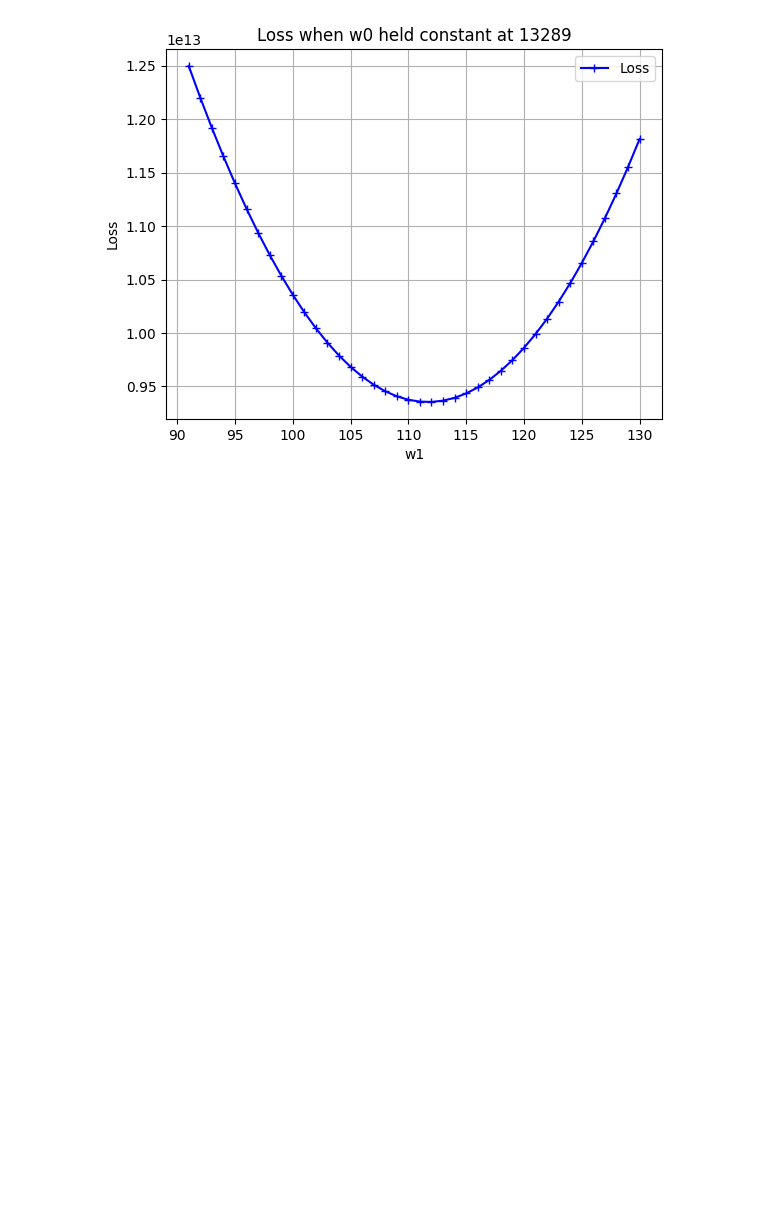
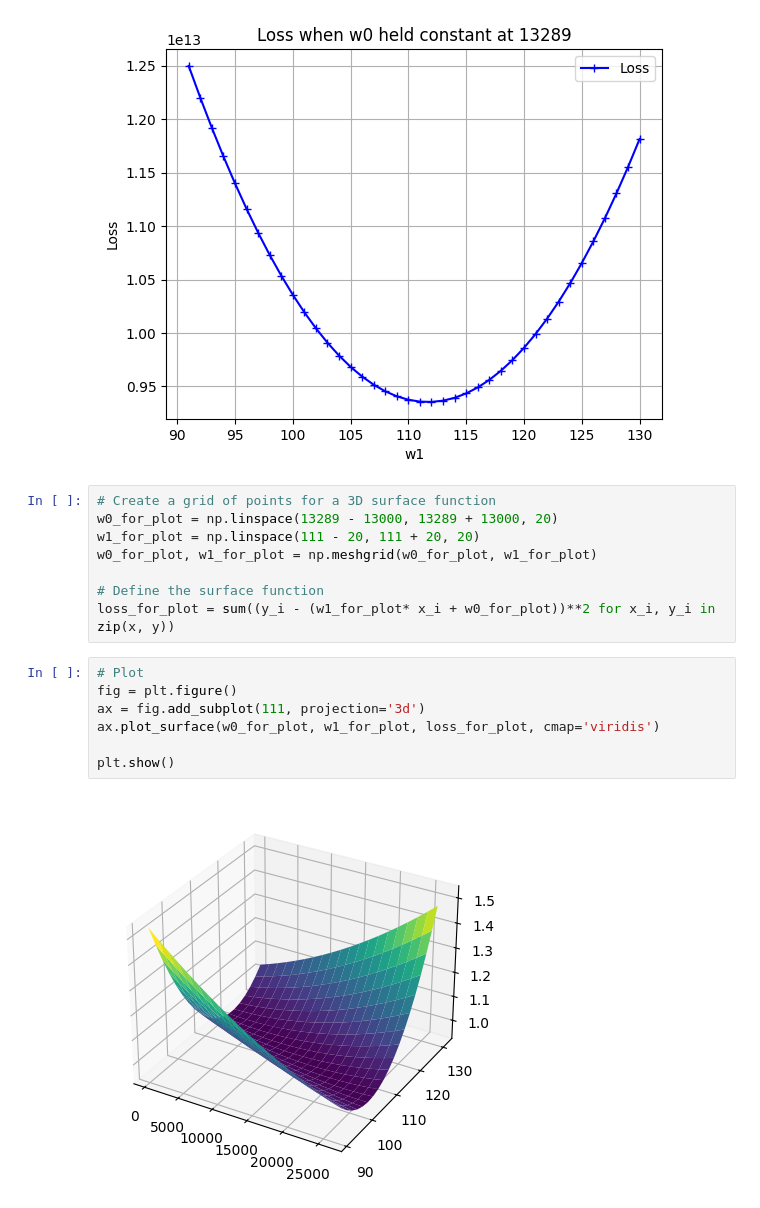
Before and after one commit to awaldis/ai-notes, a Jupyter notebook: linear_regression_house_price.ipynb, the cells around one changed output. Drawn from its saved outputs; the diff is of its cells as text; blank space fills up the shorter version.

Commit message:
Add 3D surface plot showing losses for different weight combinations

```diff
--- a/linear_regression_house_price.ipynb
+++ b/linear_regression_house_price.ipynb
@@ -98,3 +99,20 @@ w1_ax.grid(True)
 plt.show()
 # %% [output]
 [figure]
+# %%
+# Create a grid of points for a 3D surface function
+w0_for_plot = np.linspace(13289 - 13000, 13289 + 13000, 20)
+w1_for_plot = np.linspace(111 - 20, 111 + 20, 20)
+w0_for_plot, w1_for_plot = np.meshgrid(w0_for_plot, w1_for_plot)
+
+# Define the surface function
+loss_for_plot = sum((y_i - (w1_for_plot* x_i + w0_for_plot))**2 for x_i, y_i in zip(x, y))
+# %%
+# Plot
+fig = plt.figure()
+ax = fig.add_subplot(111, projection='3d')
+ax.plot_surface(w0_for_plot, w1_for_plot, loss_for_plot, cmap='viridis')
+
+plt.show()
+# %% [output]
+[figure, added]
```
Also changed, not shown: parts of 1 cell of this notebook.
